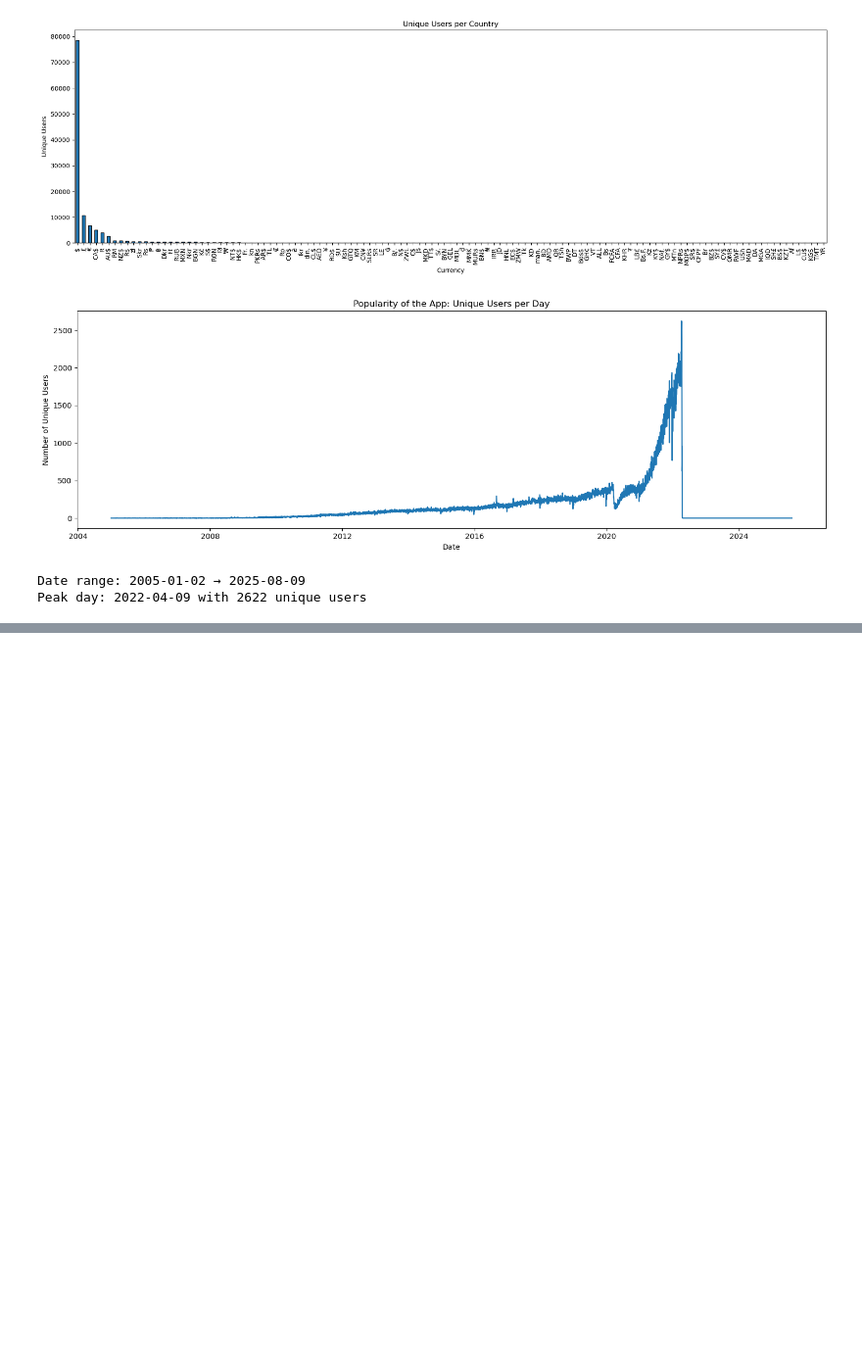
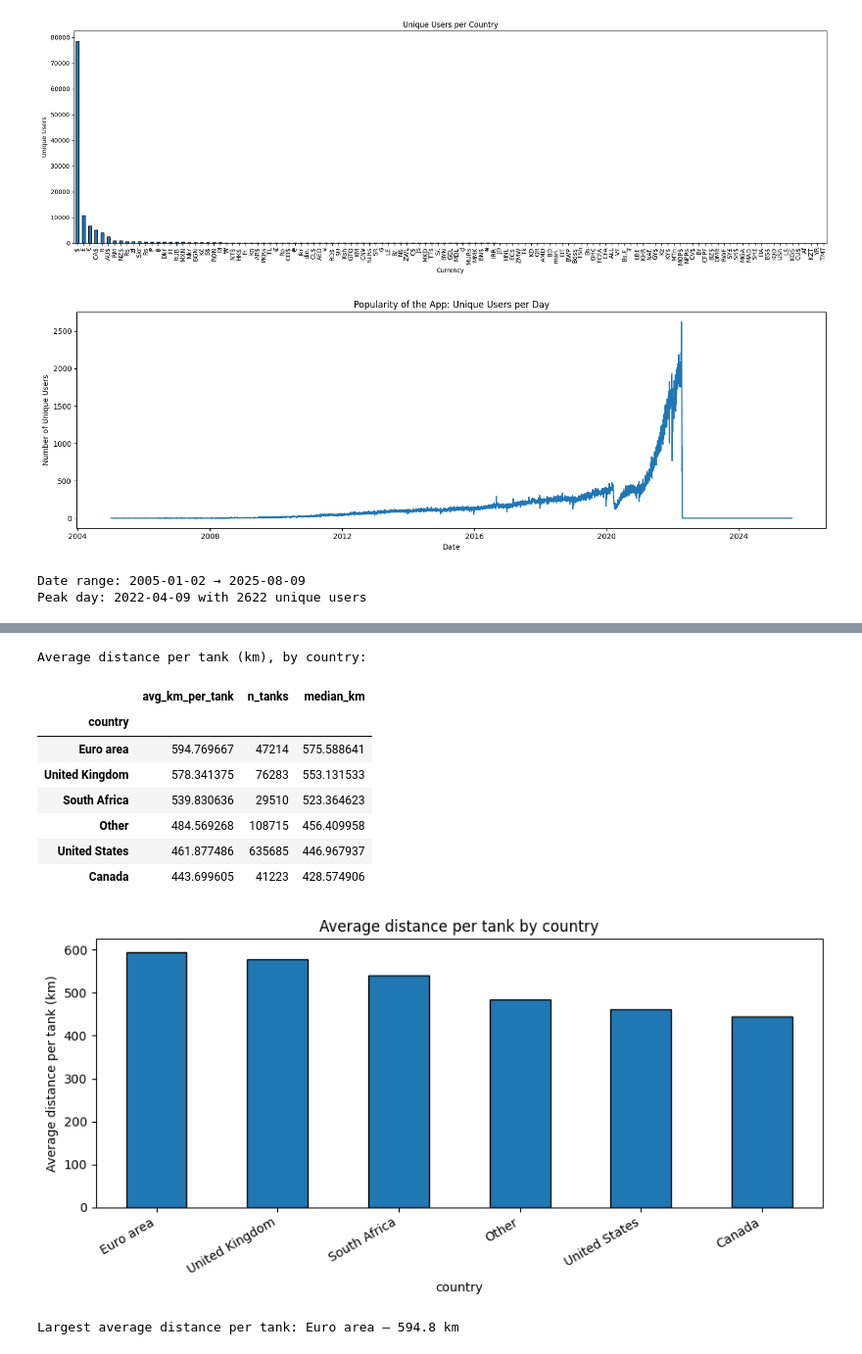
Before and after one commit to WitsPram/IDVE-assignment, a Jupyter notebook: cleaning.ipynb, the cells around one changed output, grey strips where cells are left out. Shown at 98% size. Saved outputs shown, nothing was run; the diff lists cells and outputs as text; code cells hidden in the pictures; blank space fills up the shorter version.

```diff
--- a/cleaning.ipynb
+++ b/cleaning.ipynb
@@ -1067,0 +1308,33 @@ Name: user_id, dtype: int64
+# %%
+# === 4.2.3 — Average distance per tank (km) by country ===
+km_by_country = (df4_clean
+                 .dropna(subset=['km','country'])
+                 .groupby('country')
+                 .agg(avg_km_per_tank=('km','mean'),
+                      n_tanks=('km','size'),
+                      median_km=('km','median'))
+                 .sort_values('avg_km_per_tank', ascending=False))
+print("Average distance per tank (km), by country:")
+display(km_by_country)
+
+plt.figure(figsize=(9,4.5))
+km_by_country['avg_km_per_tank'].plot(kind='bar', edgecolor='black')
+plt.ylabel("Average distance per tank (km)")
+plt.title("Average distance per tank by country")
+plt.xticks(rotation=30, ha='right')
+plt.tight_layout(); plt.show()
+
+if not km_by_country.empty:
+    print(f"Largest average distance per tank: {km_by_country.index[0]} — {km_by_country.iloc[0]['avg_km_per_tank']:.1f} km")
+# %% [output]
+Average distance per tank (km), by country:
+|  | avg_km_per_tank | n_tanks | median_km |
+| country |  |  |  |
+| Euro area | 594.769667 | 47214 | 575.588641 |
+| United Kingdom | 578.341375 | 76283 | 553.131533 |
+| South Africa | 539.830636 | 29510 | 523.364623 |
+| Other | 484.569268 | 108715 | 456.409958 |
+| United States | 461.877486 | 635685 | 446.967937 |
+| Canada | 443.699605 | 41223 | 428.574906 |
+[figure, added]
+Largest average distance per tank: Euro area — 594.8 km
```
Also changed, not shown: parts of 30 cells of this notebook.
